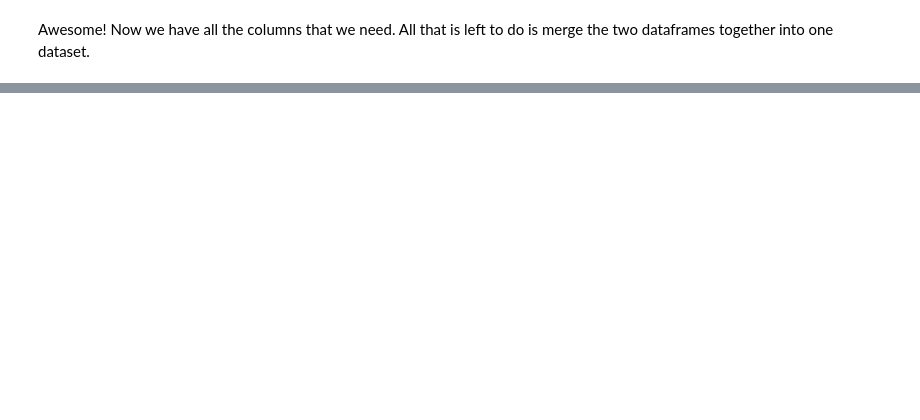
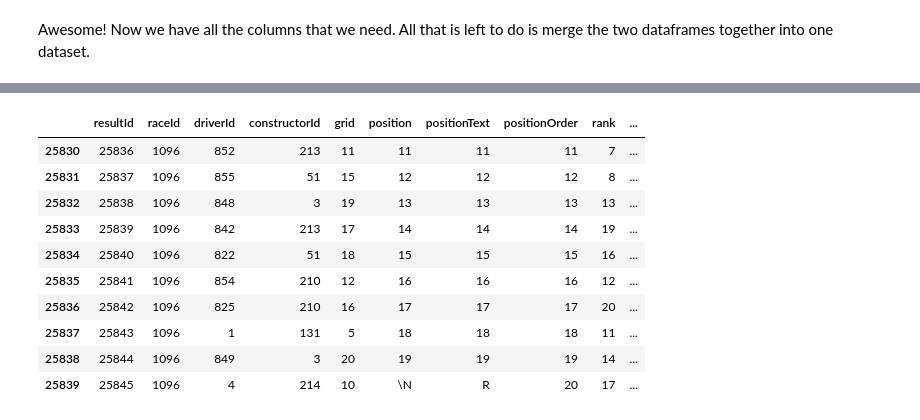
Before and after one commit to IndieJones51/Formula-One-Elo-Ranking, a Jupyter notebook: Dataset Exploration.ipynb, the cells around one changed output, grey strips where cells are left out. Cells and saved outputs as stored; diff of their text form; code cells hidden in the pictures; blank space fills up the shorter version.

```diff
--- a/Dataset Exploration.ipynb
+++ b/Dataset Exploration.ipynb
@@ -159,0 +157,14 @@ results_df.head()
+# %%
+results_df.tail(10)
+# %% [output]
+|  | resultId | raceId | driverId | constructorId | grid | position | positionText | positionOrder | rank | ... |
+| 25830 | 25836 | 1096 | 852 | 213 | 11 | 11 | 11 | 11 | 7 | ... |
+| 25831 | 25837 | 1096 | 855 | 51 | 15 | 12 | 12 | 12 | 8 | ... |
+| 25832 | 25838 | 1096 | 848 | 3 | 19 | 13 | 13 | 13 | 13 | ... |
+| 25833 | 25839 | 1096 | 842 | 213 | 17 | 14 | 14 | 14 | 19 | ... |
+| 25834 | 25840 | 1096 | 822 | 51 | 18 | 15 | 15 | 15 | 16 | ... |
+| 25835 | 25841 | 1096 | 854 | 210 | 12 | 16 | 16 | 16 | 12 | ... |
+| 25836 | 25842 | 1096 | 825 | 210 | 16 | 17 | 17 | 17 | 20 | ... |
+| 25837 | 25843 | 1096 | 1 | 131 | 5 | 18 | 18 | 18 | 11 | ... |
+| 25838 | 25844 | 1096 | 849 | 3 | 20 | 19 | 19 | 19 | 14 | ... |
+| 25839 | 25845 | 1096 | 4 | 214 | 10 | \N | R | 20 | 17 | ... |
```
Also changed, not shown: parts of 5 cells of this notebook.
